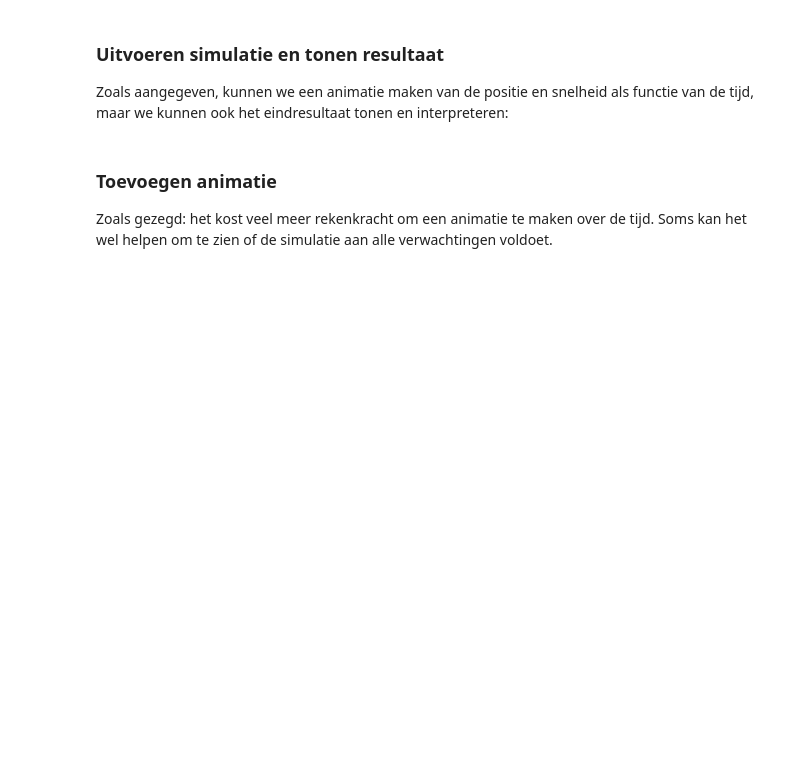
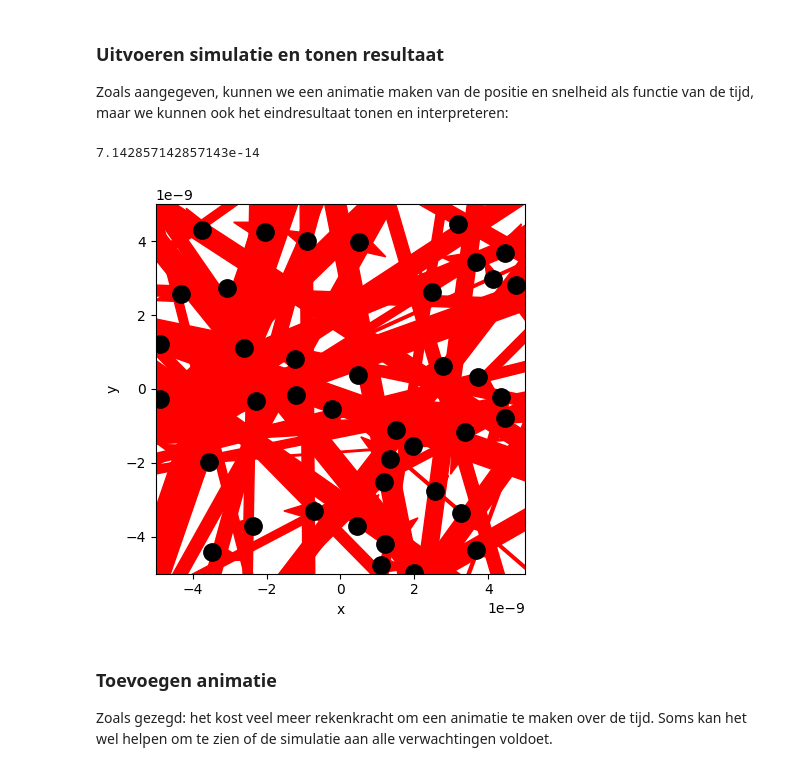
Before and after one commit to VictorScholten/project-LuucLeclercq-VictorScholten, a Jupyter notebook: Content/PySim/3_recap.ipynb, the cells around one changed output. Cells and saved outputs as stored; diff of their text form; code cells hidden in the pictures; blank space fills up the shorter version.

```diff
--- a/Content/PySim/3_recap.ipynb
+++ b/Content/PySim/3_recap.ipynb
@@ -80,11 +84,13 @@ Pas waarde van `DT` aan zodat de verplaatsing van een deeltje in een tijdstap kl
 Onze simulatie modelleert dus een klein systeem zonder rekening te houden met de kracht tussen de luchtmoleculen. Je zult zien dat we toch al behoorlijk wat van de processor vragen om deze berekeningen te doen. Om een meer realistische modelsimulatie te maken is daarom een serieuze uitdaging, die veel wiskunde en programmeerervaring vraagt. Op dit ogenblik wordt dit bijvoorbeeld gevraagd bij een van de eerste opdrachten van het vak 'Computational Physics' van de master Applied Physics.
 # %%
 # Ruimte voor uitwerking
-BOX_SIZE_0 = 0                  # Hoogte en breedte startvolume (in vul je gekozen eenheid in)
-N = 40                          # Aantal deeltjes
-V_0 = 0                         # Startsnelheid van deeltjes (vul je gekozen eenheid in)
-RADIUS = 0                      # Straal van moleculen (vul je gekozen eenheid in)
-DT = 0                          # Tijdstap om geen botsing te missen (vul je gekozen eenheid in)
+BOX_SIZE_0 = 1e-8 #m                  # Hoogte en breedte startvolume (in vul je gekozen eenheid in)
+#Berekend als sqrt(N * V_mol^(2/3)) = sqrt(40 * 2.5e-18) ≈ 1.0e-8
+N = 40                                  # Aantal deeltjes
+V_0 = 420 #m/s                          # Startsnelheid van deeltjes (vul je gekozen eenheid in)
+# Geschat
+RADIUS = 0.3e-9 # [m]                   # Straal van moleculen (vul je gekozen eenheid in)
+DT = 0.1*(RADIUS/V_0) # [s]                      # Tijdstap om geen botsing te missen (vul je gekozen eenheid in)
 # %%
 #your code/answer
 # %% [markdown]
@@ -151,11 +157,15 @@ We maken gebruik van een truc die in veel simulaties wordt gebruikt: we maken ge
 # %%
 def box_collision(particle: ParticleClass):
     ''' botsing met wanden geeft periodieke randvoorwaarden '''
+    a = True
     for i in range(2):
-        if particle.r[i] > BOX_SIZE_0 / 2:
-            particle.r[i] -= BOX_SIZE_0
-        elif particle.r[i] < -BOX_SIZE_0 / 2:
-            particle.r[i] += BOX_SIZE_0
+        if a:
+            if particle.r[i] > BOX_SIZE_0 / 2:
+                particle.r[i] -= BOX_SIZE_0
+                a = False
+            elif particle.r[i] < -BOX_SIZE_0 / 2:
+                particle.r[i] += BOX_SIZE_0
+                a = False
 # %% [markdown]
 ### Maken van de simulatie
 
@@ -231,21 +247,29 @@ Zoals aangegeven, kunnen we een animatie maken van de positie en snelheid als fu
 # %%
 particles = []
 create_particles(particles)
 for i in range(100):
     take_time_step(particles)
 
 plt.figure()
 plt.xlabel('x')
 plt.ylabel('y')
 plt.gca().set_aspect('equal')
 plt.xlim(-BOX_SIZE_0/2, BOX_SIZE_0/2)
 plt.ylim(-BOX_SIZE_0/2, BOX_SIZE_0/2)
 
+h_width = BOX_SIZE_0 * 0.03
+h_length = BOX_SIZE_0 * 0.05
+
+print(DT)
+
 for p in particles:
     plt.plot(p.r[0], p.r[1], 'k.', ms=25)
-    plt.arrow(p.r[0], p.r[1], p.v[0], p.v[1],
-              head_width=0.05, head_length=0.1, color='red')
+    plt.arrow(p.r[0], p.r[1], p.v[0]*10**-12, p.v[1]*10**-12,
+              head_width=h_width, head_length=h_length, color='red') #color='red'
 plt.show()
+# %% [output]
+7.142857142857143e-14
+[figure, added]
 # %% [markdown]
 ### Toevoegen animatie
 
```
Also changed, not shown: parts of 7 cells of this notebook.
